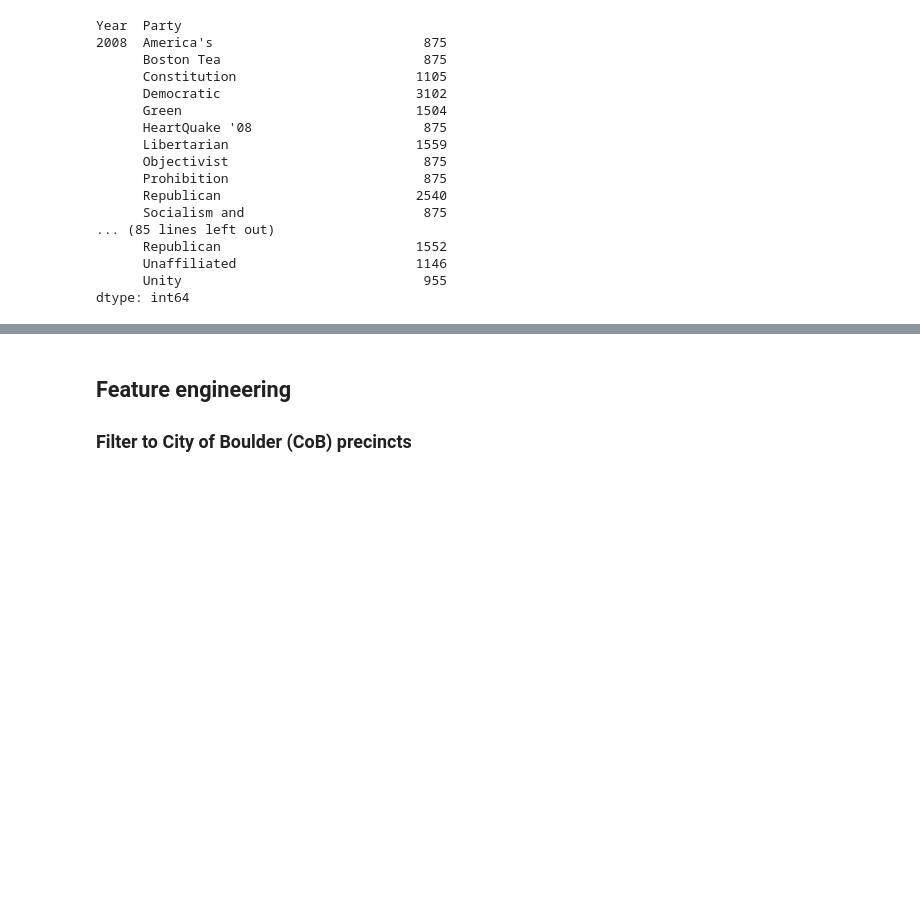
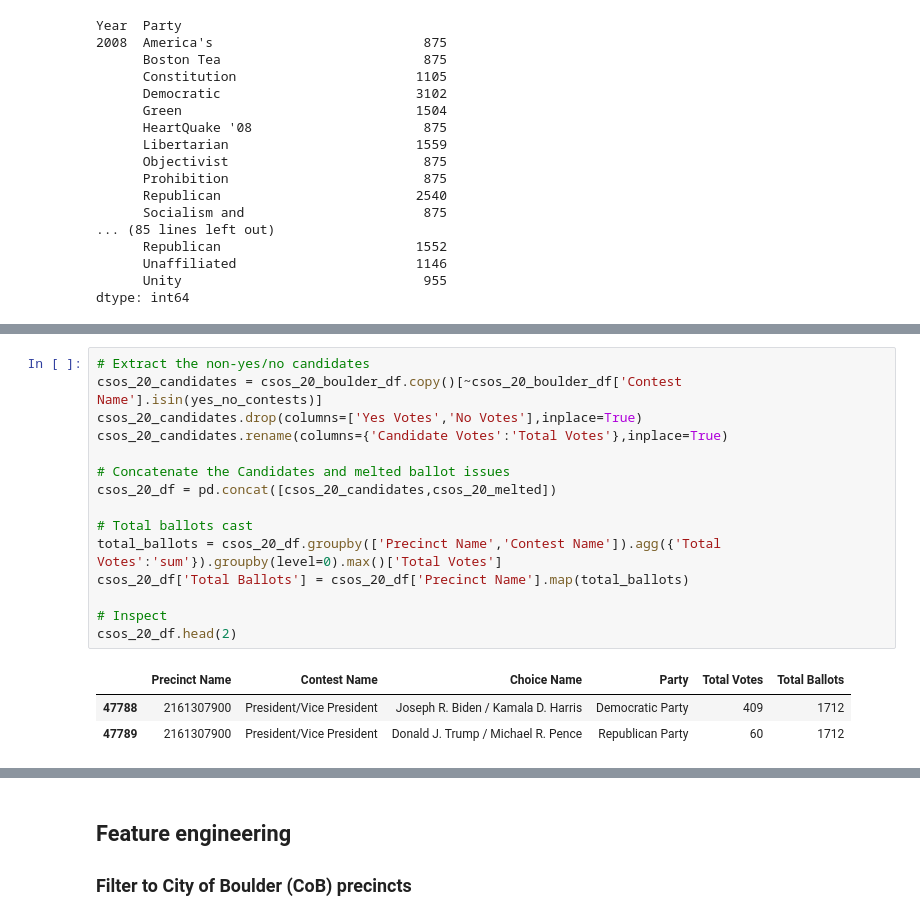
Before and after one commit to BoulderPublicData/Election-Results, a Jupyter notebook: Cleaning.ipynb, the cells around one changed output, grey strips where cells are left out. Saved outputs shown, nothing was run; the diff lists cells and outputs as text; blank space fills up the shorter version.

```diff
--- a/Cleaning.ipynb
+++ b/Cleaning.ipynb
@@ -1477,0 +1508,19 @@ csos_20_raw_df.head()
+# %%
+# Extract the non-yes/no candidates
+csos_20_candidates = csos_20_boulder_df.copy()[~csos_20_boulder_df['Contest Name'].isin(yes_no_contests)]
+csos_20_candidates.drop(columns=['Yes Votes','No Votes'],inplace=True)
+csos_20_candidates.rename(columns={'Candidate Votes':'Total Votes'},inplace=True)
+
+# Concatenate the Candidates and melted ballot issues
+csos_20_df = pd.concat([csos_20_candidates,csos_20_melted])
+
+# Total ballots cast
+total_ballots = csos_20_df.groupby(['Precinct Name','Contest Name']).agg({'Total Votes':'sum'}).groupby(level=0).max()['Total Votes']
+csos_20_df['Total Ballots'] = csos_20_df['Precinct Name'].map(total_ballots)
+
+# Inspect
+csos_20_df.head(2)
+# %% [output]
+|  | Precinct Name | Contest Name | Choice Name | Party | Total Votes | Total Ballots |
+| 47788 | 2161307900 | President/Vice President | Joseph R. Biden / Kamala D. Harris | Democratic Party | 409 | 1712 |
+| 47789 | 2161307900 | President/Vice President | Donald J. Trump / Michael R. Pence | Republican Party | 60 | 1712 |
```
Also changed, not shown: parts of 16 cells of this notebook.
